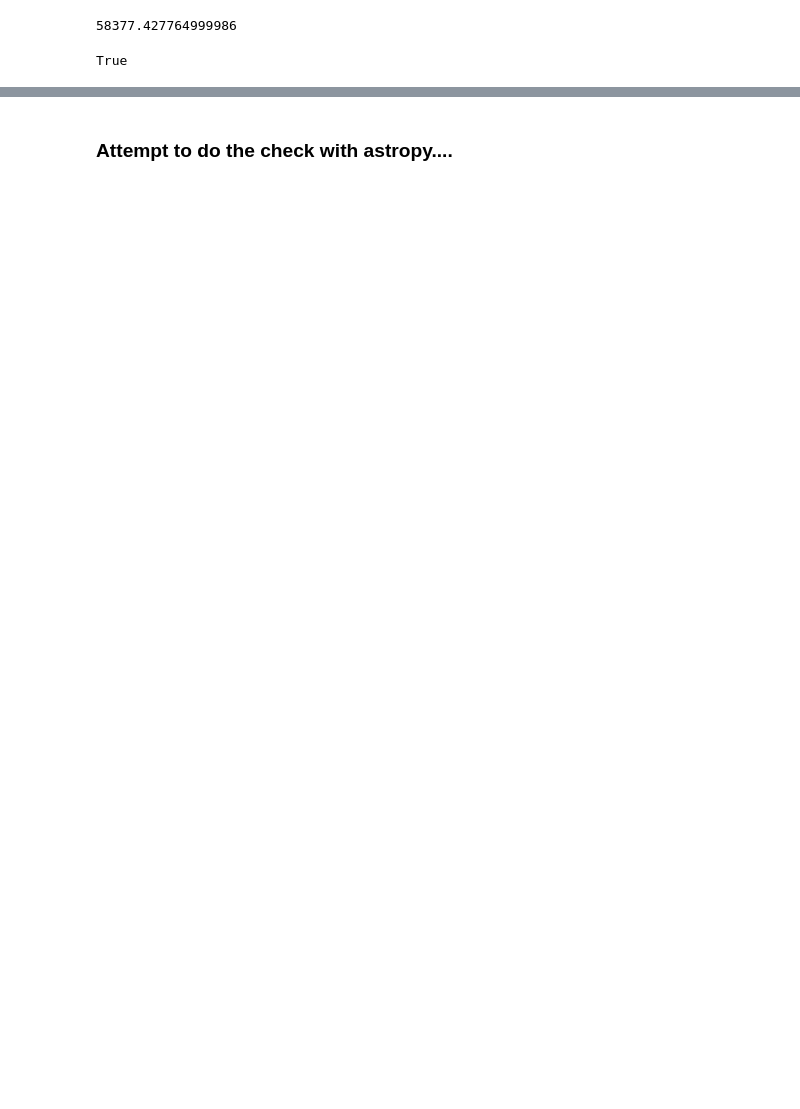
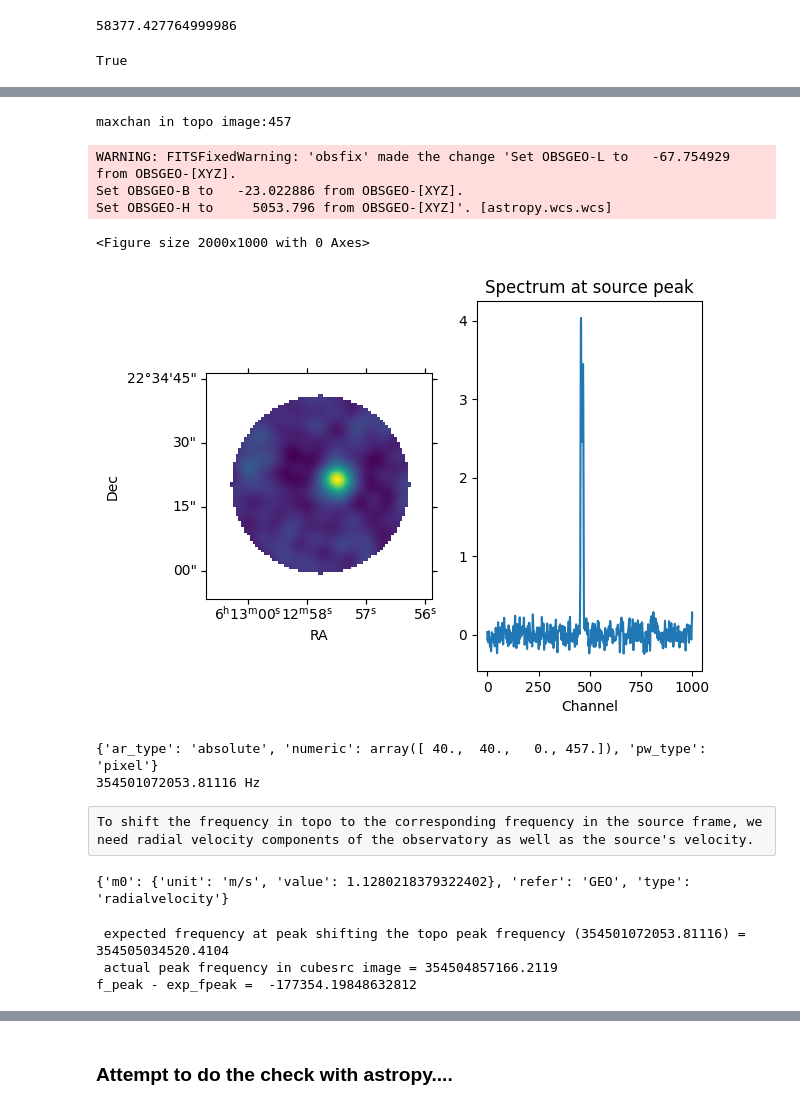
Before and after one commit to taktsutsumi/casanb, a Jupyter notebook: ephemdemo/ALMAephemimagingCometGZCubesrcMosaicTrackfield.ipynb, the cells around one changed output, grey strips where cells are left out. Saved outputs shown, nothing was run; the diff lists cells and outputs as text; code cells hidden in the pictures; blank space fills up the shorter version.

```diff
--- a/ephemdemo/ALMAephemimagingCometGZCubesrcMosaicTrackfield.ipynb
+++ b/ephemdemo/ALMAephemimagingCometGZCubesrcMosaicTrackfield.ipynb
@@ -293,0 +219,2 @@ print(raval,decval)
+# %%
+img2name = '21PGZComet-cube-topo-mosaic-trackfield'
@@ -294 +249,56 @@ print(raval,decval)
+# %%
+imstatres = imstat(img2name+'.image')
+maxchantopo = imstatres['maxpos'][3]
+print (f'maxchan in topo image:{maxchantopo}')
+# %% [output]
+maxchan in topo image:457
+# %%
+dispImage(f'{img2name}.image',chanslice=maxchantopo, useAstropy=True)
+# %% [output]
+WARNING: FITSFixedWarning: 'obsfix' made the change 'Set OBSGEO-L to   -67.754929 from OBSGEO-[XYZ].
+Set OBSGEO-B to   -23.022886 from OBSGEO-[XYZ].
+Set OBSGEO-H to     5053.796 from OBSGEO-[XYZ]'. [astropy.wcs.wcs]
+<Figure size 2000x1000 with 0 Axes>
+[figure, added]
+# %%
+# Find a peak channel frequency in the TOPO image
+ia.open(f'{img2name}.image')
+csys = ia.coordsys()
+ia.done()
+pixel=csys.referencepixel()
+pixel['numeric'][specaxis] = maxchantopo
+print(pixel)
+ftopo_peak = csys.toworld(pixel)['numeric'][specaxis]
+# this is different from what I read from the Viewer
+print(ftopo_peak,'Hz')
+# %% [output]
+{'ar_type': 'absolute', 'numeric': array([ 40.,  40.,   0., 457.]), 'pw_type': 'pixel'}
+354501072053.81116 Hz
+# %% [raw]
+To shift the frequency in topo to the corresponding frequency in the source frame, we need radial velocity components of the observatory as well as the source's velocity.
+# %%
+# geocetric radial velocity of the observatory
+me.doframe(me.observatory('ALMA'))
+me.doframe(me.epoch(str(mjd0)+'d'))
+vobsgeo = me.measure(me.radialvelocity('TOPO', '0.0m/s'),'GEO')
+print(vobsgeo)
+# %% [output]
+{'m0': {'unit': 'm/s', 'value': 1.1280218379322402}, 'refer': 'GEO', 'type': 'radialvelocity'}
+# %%
+# Add the source and observatory velocities. Note for the source's velocity flip the vector so it
+# point back to the source
+totvel=-1.*vradkmps*1000. + vobsgeo['m0']['value']
+# expected shift in freq
+#v/c = (f0**2 - f**2)/(f0**2 + f**2)
+velperc = totvel/qa.constants('C')['value']
+foverf0 = np.sqrt((1-velperc)/(1+velperc))
+exp_fpeak = ftopo_peak*foverf0
+print(f' expected frequency at peak shifting the topo peak frequency ({ftopo_peak}) = {exp_fpeak}')
+print(f' actual peak frequency in cubesrc image = {f_peak}')
+print("f_peak - exp_fpeak = ",f_peak - exp_fpeak)
+# note that channel width is ~122kHz
+# %% [output]
+ expected frequency at peak shifting the topo peak frequency (354501072053.81116) = 354505034520.4104
+ actual peak frequency in cubesrc image = 354504857166.2119
+f_peak - exp_fpeak =  -177354.19848632812
 # %%
```
Also changed, not shown: parts of 59 cells of this notebook, 5 other files.
